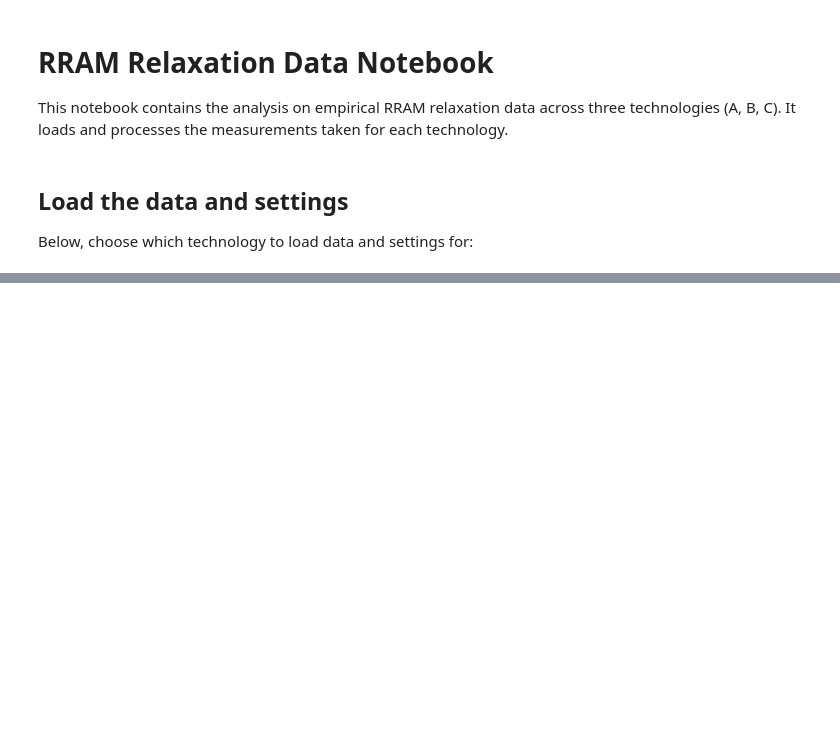
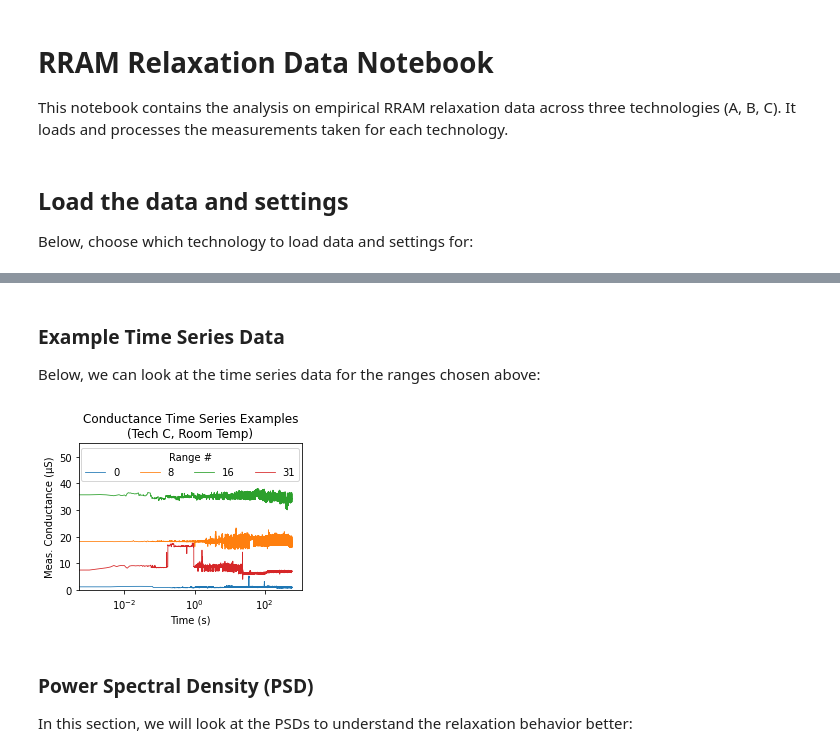
Before and after one commit to akashlevy/RRAM-Relaxation-Master-Model, a Jupyter notebook: analysis.ipynb, the cells around one changed output, grey strips where cells are left out. Drawn from its saved outputs; the diff is of its cells as text; code cells hidden in the pictures; blank space fills up the shorter version.

```diff
--- a/analysis.ipynb
+++ b/analysis.ipynb
@@ -40 +37,46 @@ The code below generates the power spectral density plot:
+# %%
+# Get ranges to plot time series and PSD for
+ranges = np.array([0, 8, 16, 31])
+
+# Get addrs to plot time series PSD for
+if FULLDATA:
+    # Use PSD index offsets to select the correct cells
+    indices = ranges + np.array(settings["tsIndexOffsets"]) * 32
+
+    # Output data to small file
+    fopts = {"sep": '\t', "header": False, "index": False}
+    #tsdata[tsdata["addr"].isin(addrs)].to_csv(f"data/tech{TECH}/tsdata.min.tsv.gz", **fopts)
+else:
+    # Use indices sequentially if using minimal data set
+    indices = range(len(ranges))
+addrs = tsdata[tsdata["time"] == 0]["addr"].to_numpy()[indices]
+# %% [markdown]
+### Example Time Series Data
+
+Below, we can look at the time series data for the ranges chosen above:
+# %%
+# Plot long-term power spectral density (PSD)
+fig = plt.figure(figsize=(4,2.7))
+ax = fig.add_subplot(111)
+ax.set_title(f"Conductance Time Series Examples\n(Tech {TECH}, Room Temp)")
+for r, addr in zip(ranges, addrs):
+    # Select data
+    d = tsdata[(tsdata["addr"] == addr) & (tsdata["time"] >= 0) & (tsdata["time"] < 1e10)]
+
+    # Plot time series data
+    plt.plot(d["time"], d["g"]*1e6, label=r, linewidth=0.8)
+
+# Format and display
+ax.legend(title="Range #", ncol=4, loc=9)
+ax.set_ylim(*settings["tsylim"])
+ax.set_xlabel("Time (s)")
+ax.set_ylabel("Meas. Conductance (µS)")
+ax.set_xscale("log")
+plt.show()
+# %% [output]
+[figure, added]
+# %% [markdown]
+### Power Spectral Density (PSD)
+
+In this section, we will look at the PSDs to understand the relaxation behavior better:
 # %%
```
Also changed, not shown: parts of 6 cells of this notebook, 4 other files.
